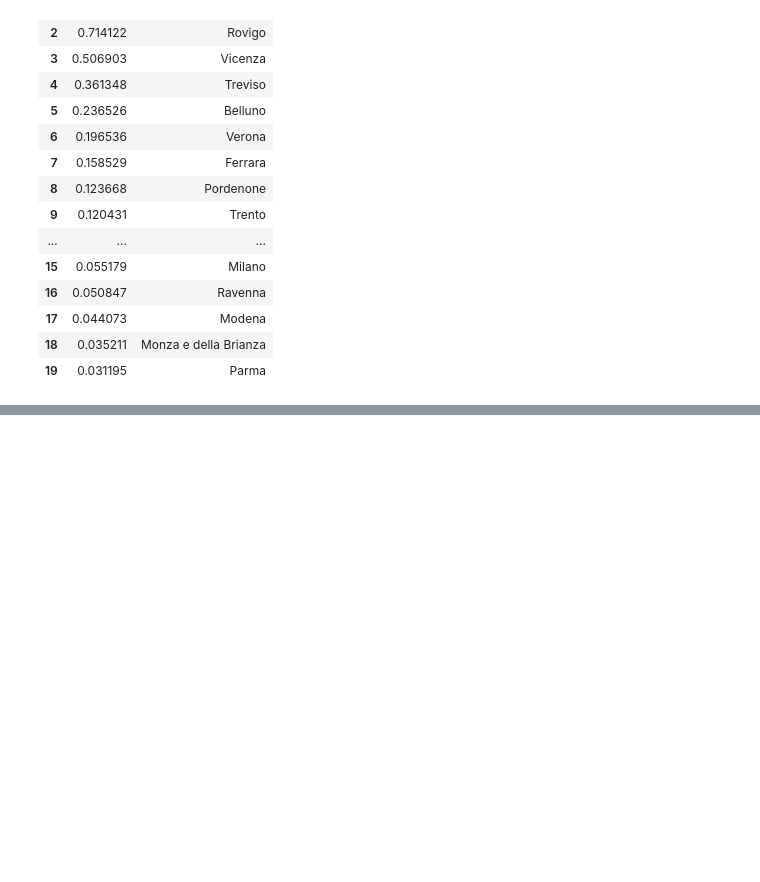
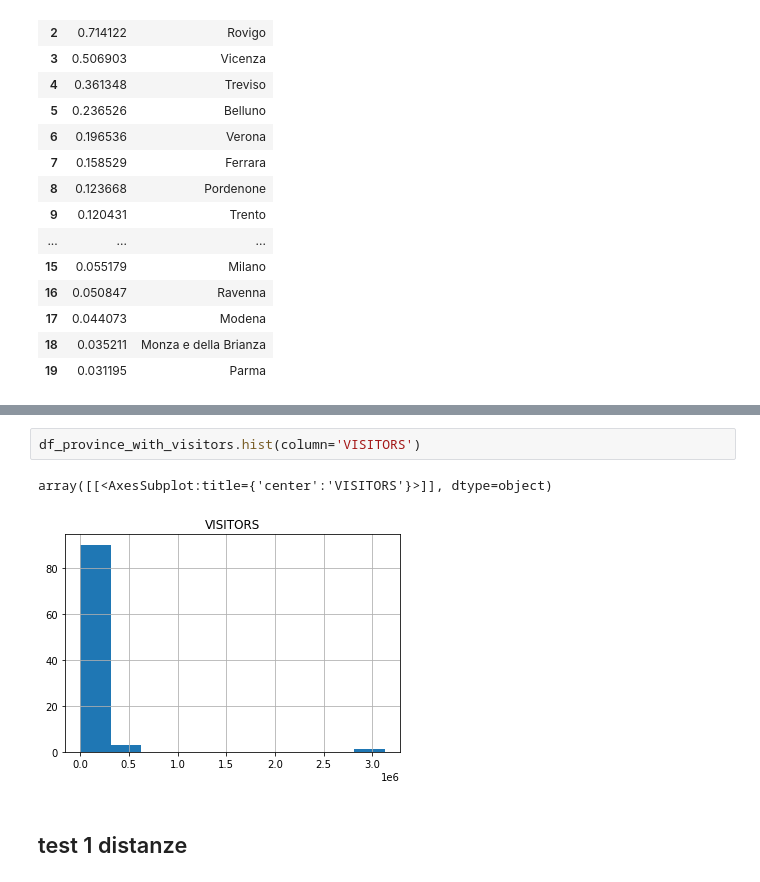
Before and after one commit to nico1654/project_work, a Jupyter notebook: Project_Work.ipynb, the cells around one changed output, grey strips where cells are left out. Cells and saved outputs as stored; diff of their text form; blank space fills up the shorter version.

```diff
--- a/Project_Work.ipynb
+++ b/Project_Work.ipynb
@@ -338,0 +399,7 @@ df_rapporti.sort_values(by="Rapporto", ascending=False).reset_index(drop=True).h
+# %%
+df_province_with_visitors.hist(column='VISITORS')
+# %% [output]
+array([[<AxesSubplot:title={'center':'VISITORS'}>]], dtype=object)
+[figure, added]
+# %% [markdown]
+## test 1 distanze
```
Also changed, not shown: parts of 12 cells of this notebook, 1 other file.
